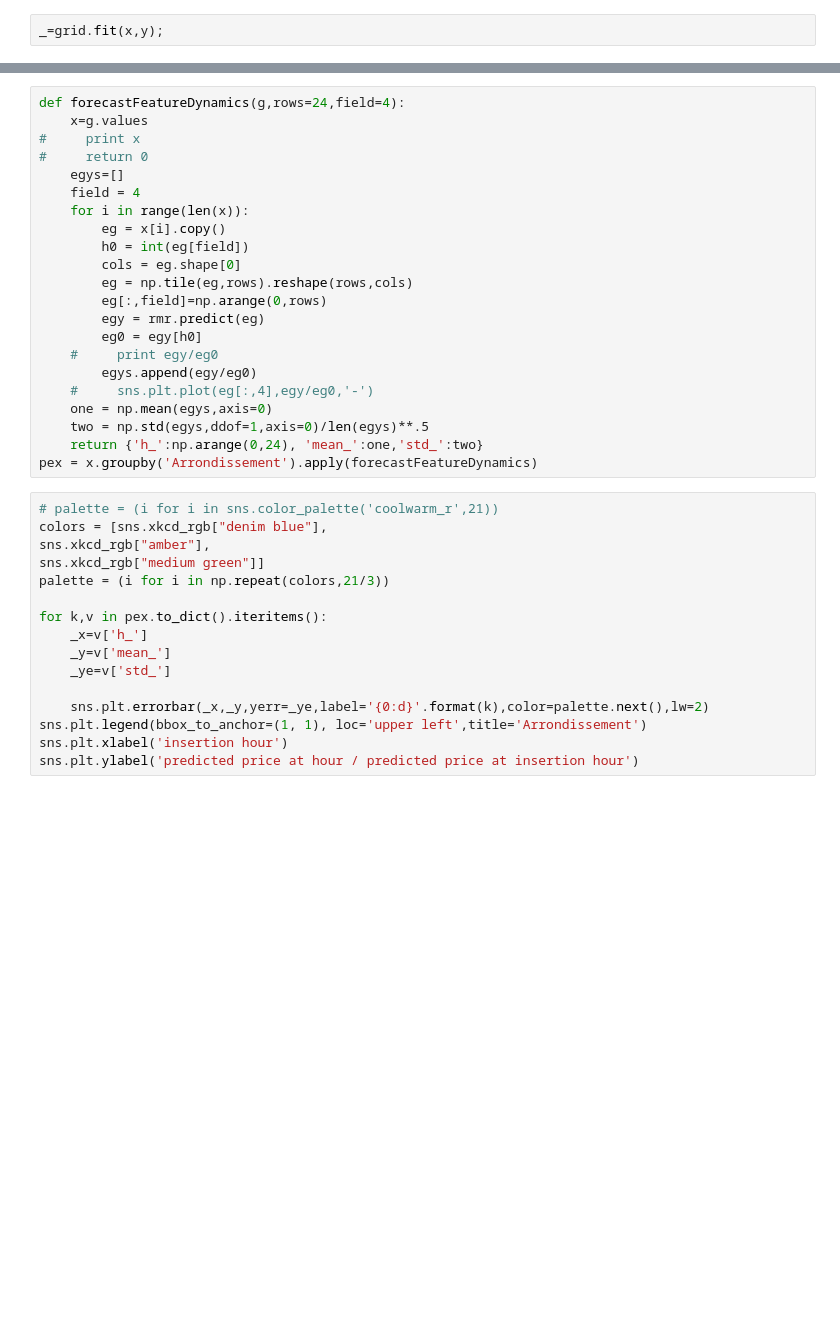
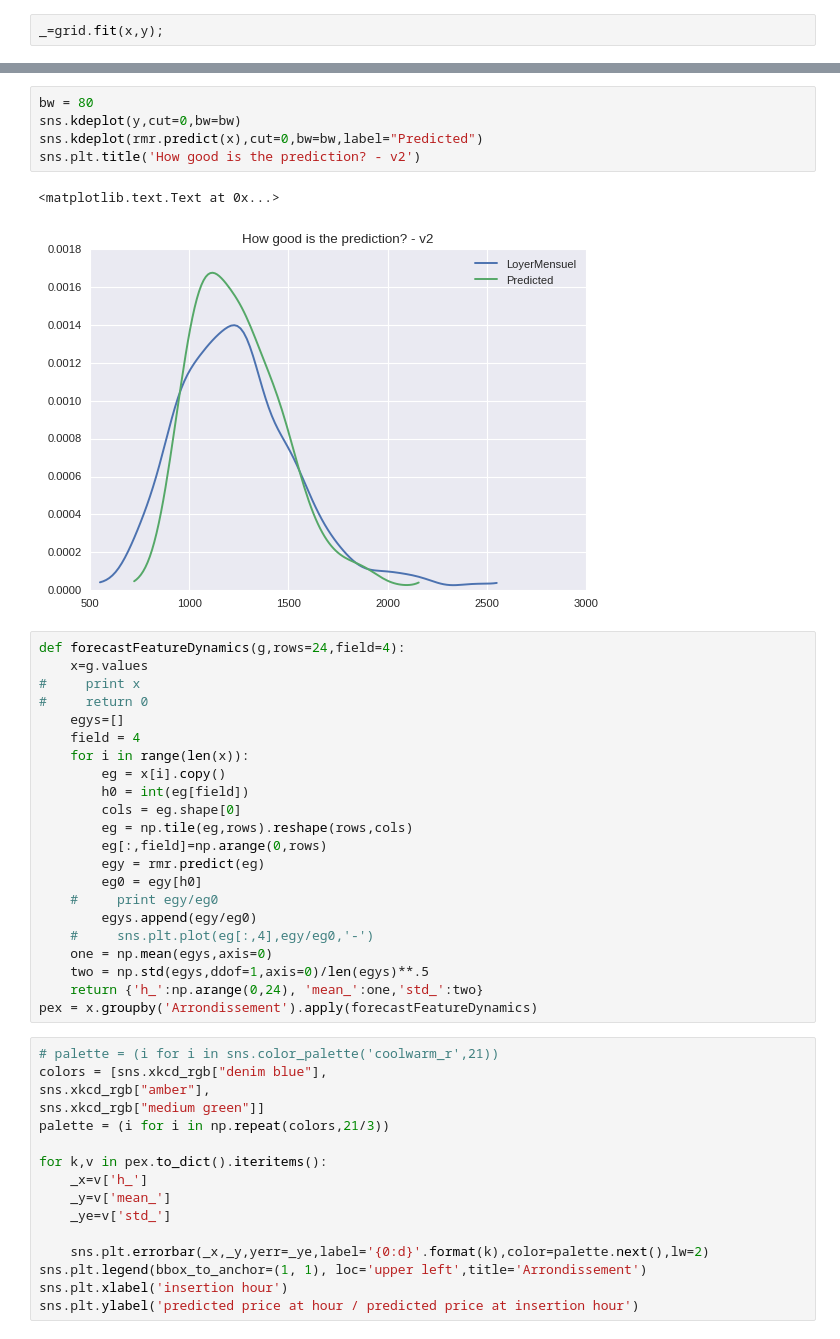
Before and after one commit to astyonax/machine-learning-paris-flat, a Jupyter notebook: v2/RegressionForest.ipynb, the cells around one changed output, grey strips where cells are left out. Cells and saved outputs as stored; diff of their text form; blank space fills up the shorter version.

```diff
--- a/v2/RegressionForest.ipynb
+++ b/v2/RegressionForest.ipynb
@@ -61,3 +59,11 @@ sns.plt.gca().set_xlabel('True - Predicted "LoyerMensuel"')
+# %%
+bw = 80
+sns.kdeplot(y,cut=0,bw=bw)
+sns.kdeplot(rmr.predict(x),cut=0,bw=bw,label="Predicted")
+sns.plt.title('How good is the prediction? - v2')
+# %% [output]
+<matplotlib.text.Text at 0x...>
+[figure, added]
 # %%
 def forecastFeatureDynamics(g,rows=24,field=4):
     x=g.values
```
Also changed, not shown: parts of 6 cells of this notebook, 3 other files.
